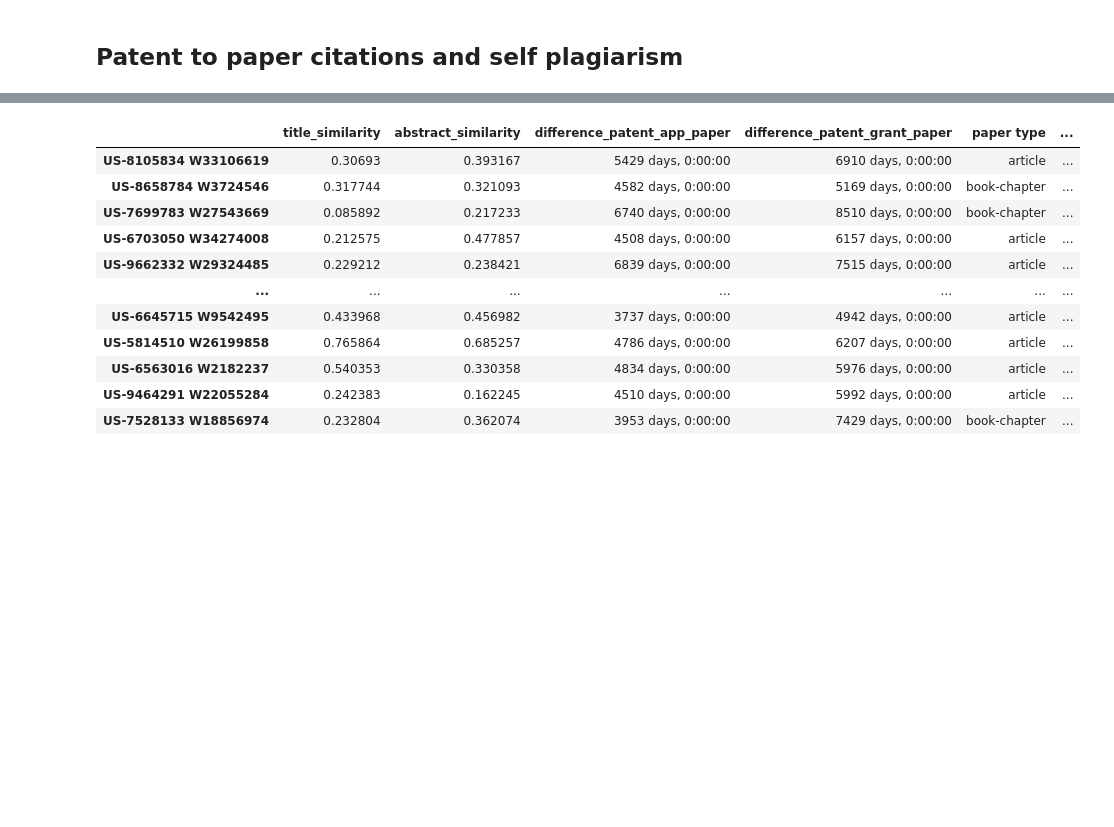
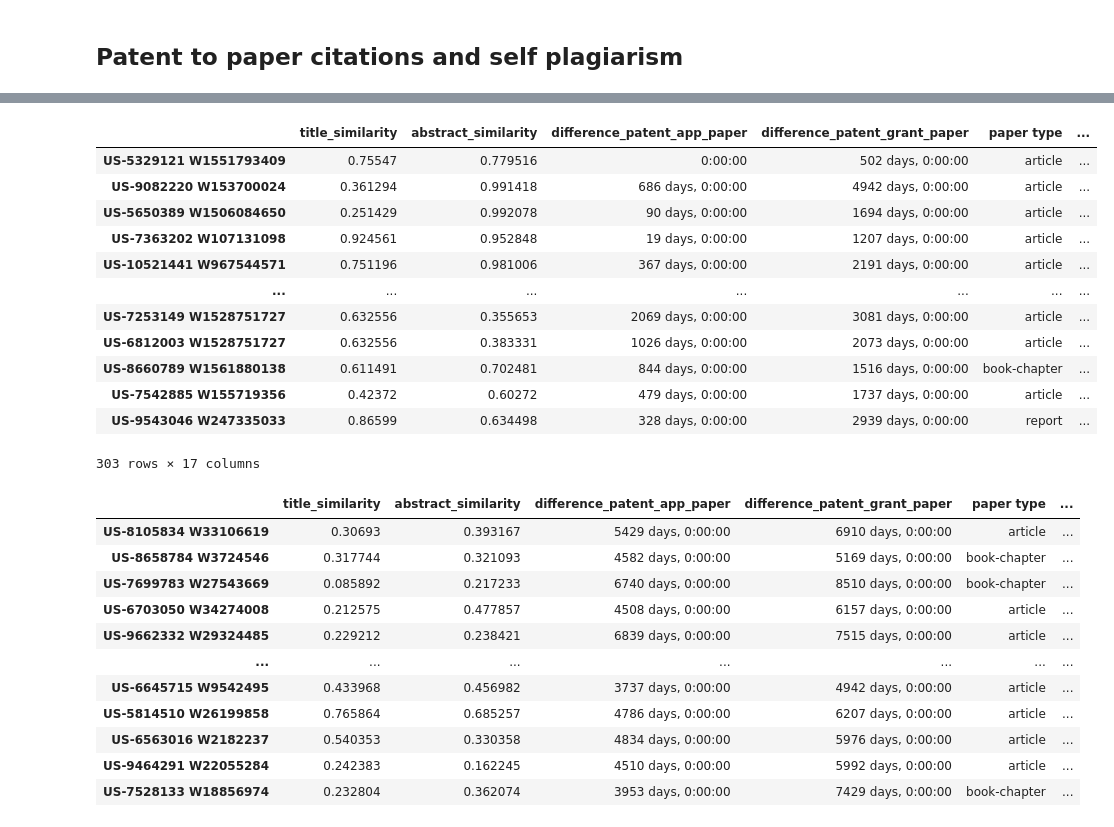
Before and after one commit to EmmaScharfmann/PatentPaperPairs, a Jupyter notebook: predictive_model/training_set_and_model.ipynb, the cells around one changed output, grey strips where cells are left out. Drawn from its saved outputs; the diff is of its cells as text; code cells hidden in the pictures; blank space fills up the shorter version.

```diff
--- a/predictive_model/training_set_and_model.ipynb
+++ b/predictive_model/training_set_and_model.ipynb
@@ -821,3 +814,21 @@ table
+# %%
+df_pos = table[table["plagiarism_percentage"] > 10]
+df_pos = df_pos[df_pos["plagiarism_group_words_3"] > 9]
+df_pos
+# %% [output]
+|  | title_similarity | abstract_similarity | difference_patent_app_paper | difference_patent_grant_paper | paper type | ... |
+| US-5329121 W1551793409 | 0.75547 | 0.779516 | 0:00:00 | 502 days, 0:00:00 | article | ... |
+| US-9082220 W153700024 | 0.361294 | 0.991418 | 686 days, 0:00:00 | 4942 days, 0:00:00 | article | ... |
+| US-5650389 W1506084650 | 0.251429 | 0.992078 | 90 days, 0:00:00 | 1694 days, 0:00:00 | article | ... |
+| US-7363202 W107131098 | 0.924561 | 0.952848 | 19 days, 0:00:00 | 1207 days, 0:00:00 | article | ... |
+| US-10521441 W967544571 | 0.751196 | 0.981006 | 367 days, 0:00:00 | 2191 days, 0:00:00 | article | ... |
+| ... | ... | ... | ... | ... | ... | ... |
+| US-7253149 W1528751727 | 0.632556 | 0.355653 | 2069 days, 0:00:00 | 3081 days, 0:00:00 | article | ... |
+| US-6812003 W1528751727 | 0.632556 | 0.383331 | 1026 days, 0:00:00 | 2073 days, 0:00:00 | article | ... |
+| US-8660789 W1561880138 | 0.611491 | 0.702481 | 844 days, 0:00:00 | 1516 days, 0:00:00 | book-chapter | ... |
+| US-7542885 W155719356 | 0.42372 | 0.60272 | 479 days, 0:00:00 | 1737 days, 0:00:00 | article | ... |
+| US-9543046 W247335033 | 0.86599 | 0.634498 | 328 days, 0:00:00 | 2939 days, 0:00:00 | report | ... |
+303 rows × 17 columns
 # %%
 ## save data
 table.to_csv(main_path + "PPPs/predictive_model/PPP_citations5.tsv" , sep = "\t")
```
Also changed, not shown: parts of 19 cells of this notebook, 4 other files.
